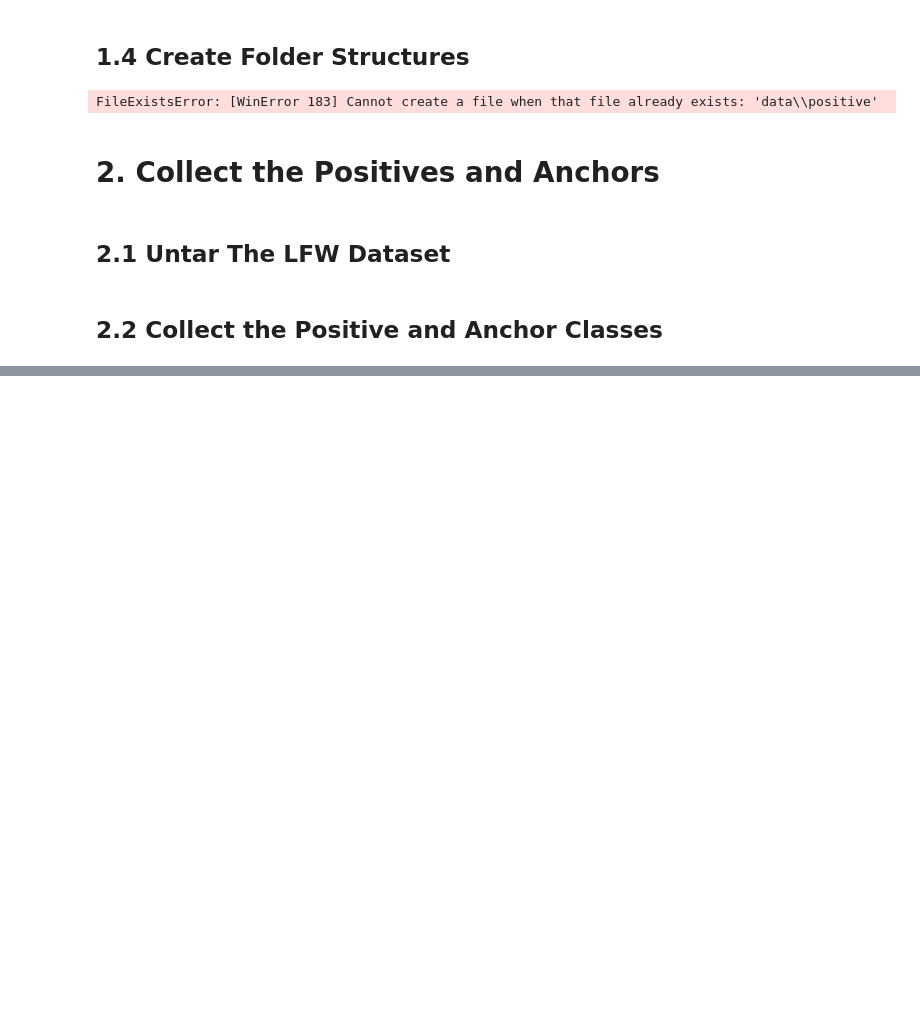
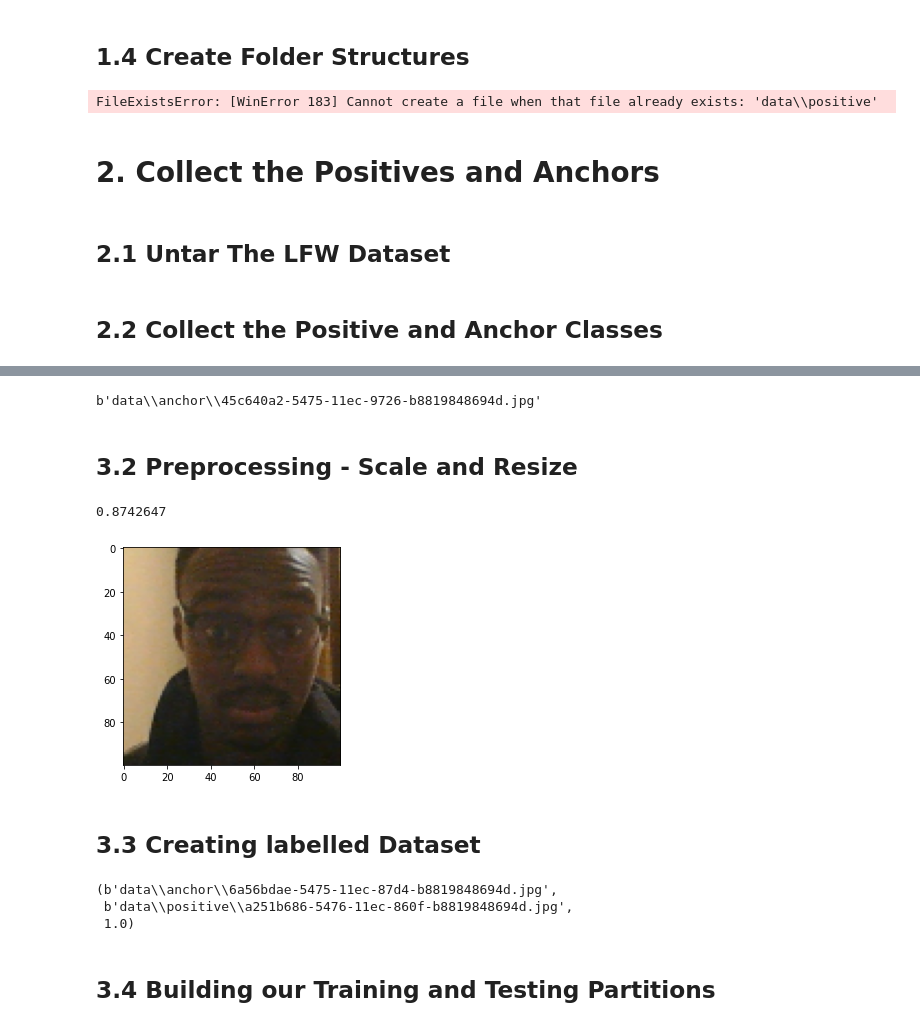
Before and after one commit to FadhiliNjagi/image-recognition, a Jupyter notebook: Untitled.ipynb, the cells around one changed output, grey strips where cells are left out. Cells and saved outputs as stored; diff of their text form; code cells hidden in the pictures; blank space fills up the shorter version.

Commit message:
Preprocessed and labelled images and created pipelines as well as Training and Testing Partitions
-Important as it is crucial for deep learning

```diff
--- a/Untitled.ipynb
+++ b/Untitled.ipynb
@@ -124,0 +128,29 @@ plt.imshow(frame[120:120+250,200:200+250, :])
+# %%
+dir_test = anchor.as_numpy_iterator()
+print(dir_test.next())
+# %% [output]
+b'data\\anchor\\45c640a2-5475-11ec-9726-b8819848694d.jpg'
+# %% [markdown]
+## **3.2 Preprocessing - Scale and Resize**
+# %%
+def preprocess(file_path):
+
+    #reading image from file path
+    byte_img = tf.io.read_file(file_path)
+    #loading image
+    img = tf.io.decode_jpeg(byte_img)
+    #resizing the image to 100*100*3
+    img = tf.image.resize(img, (100,100))
+    #scaling the image to between 0 and 1
+    img = img / 255.0
+    return img
+# %%
+img = preprocess('data\\anchor\\45c640a2-5475-11ec-9726-b8819848694d.jpg')
+# %%
+plt.imshow(img)
+img.numpy().max()
+# %% [output]
+0.8742647
+[figure, added]
+# %% [markdown]
+## **3.3 Creating labelled Dataset**
@@ -124,0 +163,10 @@ plt.imshow(frame[120:120+250,200:200+250, :])
+# %%
+samples = data.as_numpy_iterator()
+example = samples.next()
+example
+# %% [output]
+(b'data\\anchor\\6a56bdae-5475-11ec-87d4-b8819848694d.jpg',
+ b'data\\positive\\a251b686-5476-11ec-860f-b8819848694d.jpg',
+ 1.0)
+# %% [markdown]
+## **3.4 Building our Training and Testing Partitions**
```
Also changed, not shown: parts of 11 cells of this notebook.
